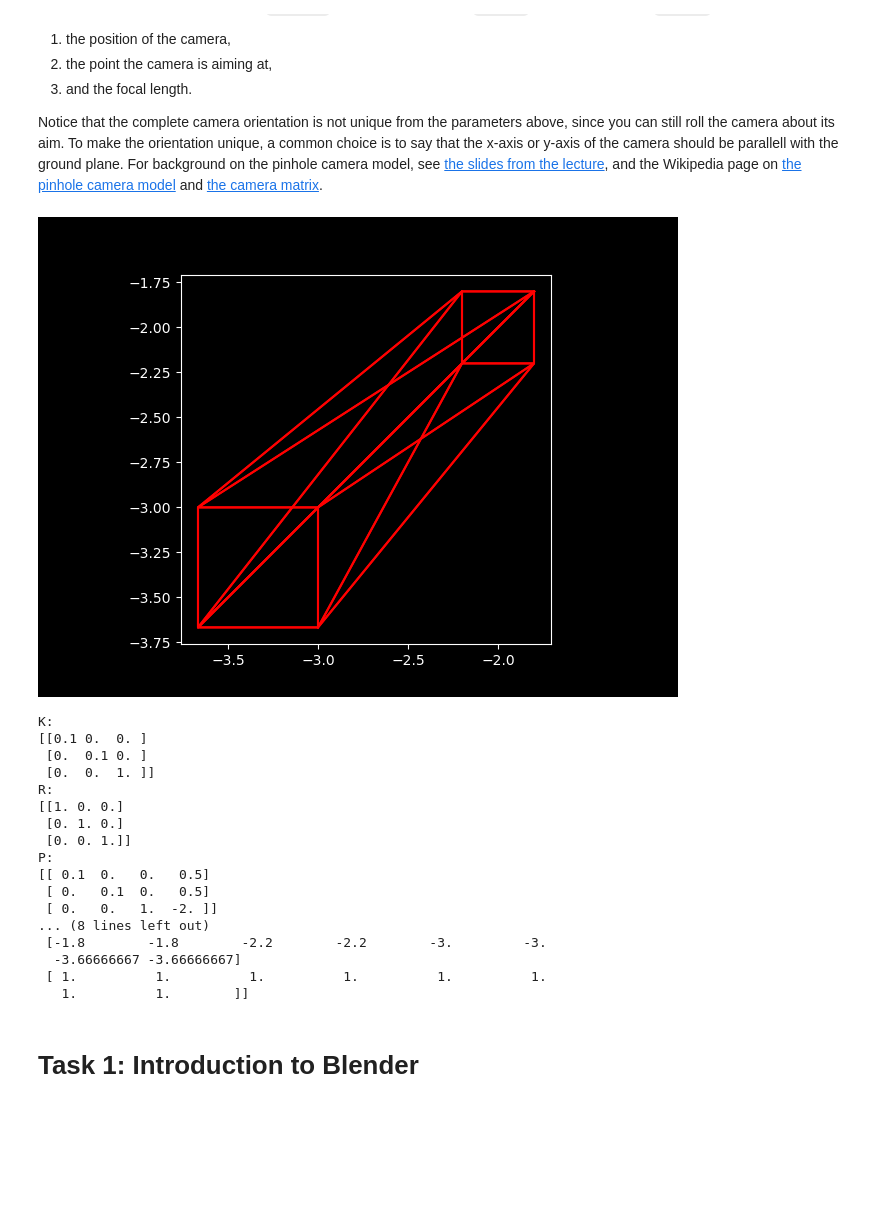
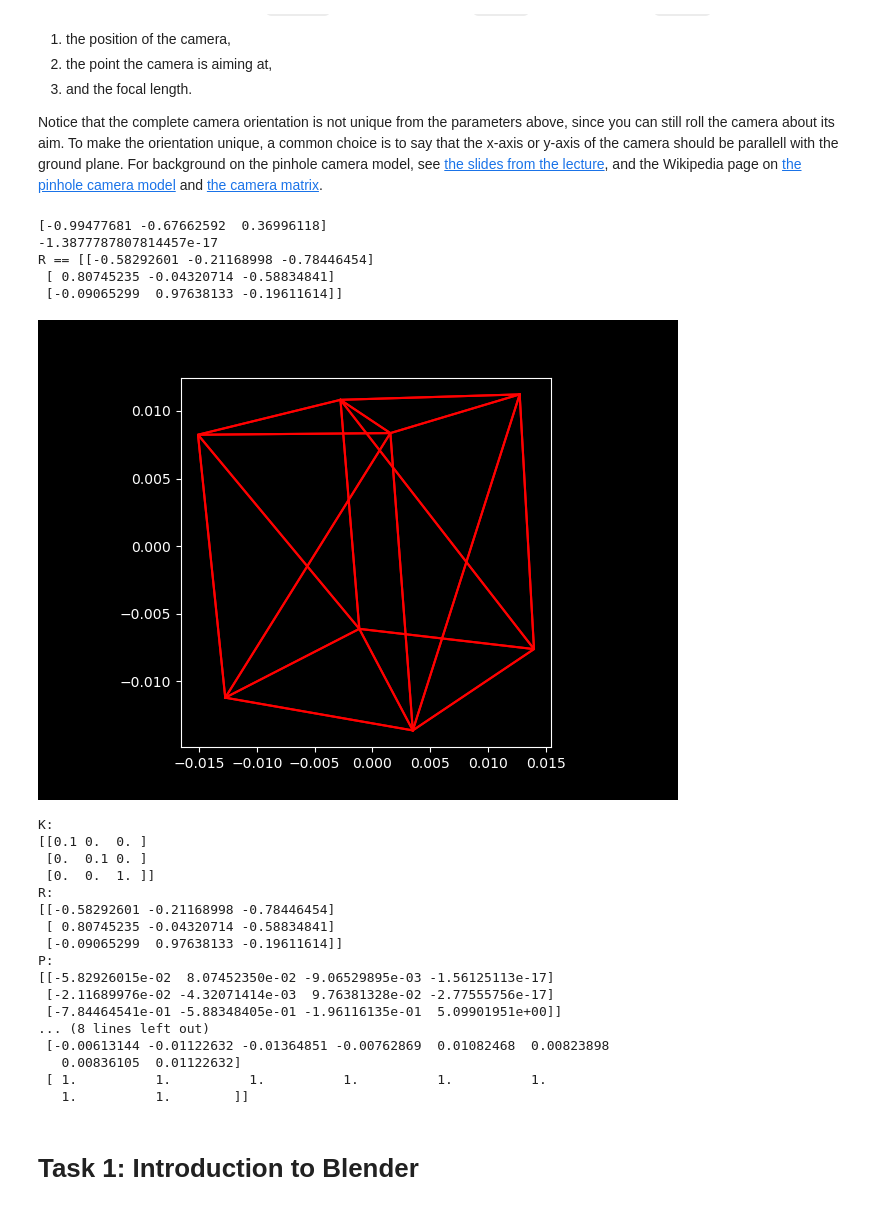
Before and after one commit to AxelEiman/SciVis, a Jupyter notebook: HW4/worksheet-4.ipynb, the cells around one changed output. Cells and saved outputs as stored; diff of their text form; code cells hidden in the pictures; blank space fills up the shorter version.

```diff
--- a/HW4/worksheet-4.ipynb
+++ b/HW4/worksheet-4.ipynb
@@ -55,28 +55,28 @@ class TriMesh:
         return ax.plot_trisurf(self.x, self.y, self.z, \
                                triangles=self.triangles, color=self.color, edgecolor='black', alpha=0.5)
 
-    def myplot(self, camera_pos, camera_aim=np.array([0,0,0]), focal_length=1, angle=0):
+    def myplot(self, camera_pos, camera_aim, focal_length=1, angle=0):
         """
         Return a 2D figure for the pinhole perspective camera projection
         of the mesh edges.
         """
 
-        # Im assuming that we first want to find the camera matrix P, then project the points/edges onto it and
-        # plot that projection?
+        camera_aim = np.divide(camera_aim, np.linalg.norm(camera_aim))
+
         self.K = np.array([
             [focal_length, 0, 0],
             [0, focal_length, 0],
             [0, 0, 1]
         ])
 
-        self.v_x = np.array([
-            [0, -camera_aim[2], camera_aim[1]],
-            [camera_aim[2], 0, -camera_aim[0]],
-            [-camera_aim[1], camera_aim[0], 0]
-        ])
+        ax1 = np.random.randn(3)
+        ax1 -= ax1.dot(camera_aim) * camera_aim
+        ax1 /= np.linalg.norm(ax1)
 
-        self.R = np.identity(3) + np.sin(angle)*self.v_x \
-        + (1-np.cos(angle))*self.v_x**2
+        ax2 = np.cross(camera_aim, ax1)
+
+        self.R = np.column_stack([ax2, ax1, camera_aim])
+        print(f'R == {self.R}')
 
         tmp1 = self.K @ self.R.transpose()
         tmp2 = np.concatenate([np.identity(3), -np.array([camera_pos]).transpose()], axis=1)
@@ -98,7 +98,4 @@ class TriMesh:
             ax2.plot(self.projection[0, self.triangles_complete[i]], self.projection[1, self.triangles_complete[i]], 'r')
             # TODO maybe try to unfold (or something?) the triangles thing to avoid looping
         plt.show()
-        print(f'K:\n{self.K}\nR:\n{self.R}\nP:\n{self.P}\nX:\n{self.X}\nprojection:\n{self.projection}\n')
-
-# c = Cube()
-# c.myplot(camera_pos=camera_pos)
+        # print(f'K:\n{self.K}\nR:\n{self.R}\nP:\n{self.P}\nX:\n{self.X}\nprojection:\n{self.projection}\n')
@@ -154,29 +139,34 @@ Notice that the complete camera orientation is not unique from the parameters ab
 For background on the pinhole camera model, see [the slides from the lecture](https://chalmers.instructure.com/courses/16191/files/1405190/download?wrap=1), and the Wikipedia page on [the pinhole camera model](https://en.wikipedia.org/wiki/Pinhole_camera_model) and [the camera matrix](https://en.wikipedia.org/wiki/Camera_matrix).
 # %%
 # Test your camera model here
-camera_pos = np.array([-5,-5, 2])
+camera_pos = np.array([4,3,1])
+camera_aim = -camera_pos
 f = 0.1
-Cube().myplot(camera_pos=camera_pos, focal_length=f)
-# TODO ask about depth looking wacky, problem with P?
+Cube().myplot(camera_pos=camera_pos, focal_length=f, camera_aim=camera_aim)
 # %% [output]
+[-0.99477681 -0.67662592  0.36996118]
+-1.3877787807814457e-17
+R == [[-0.58292601 -0.21168998 -0.78446454]
+ [ 0.80745235 -0.04320714 -0.58834841]
+ [-0.09065299  0.97638133 -0.19611614]]
-[figure, old version]
+[figure, new version]
-K:
-[[0.1 0.  0. ]
- [0.  0.1 0. ]
- [0.  0.  1. ]]
-R:
-[[1. 0. 0.]
- [0. 1. 0.]
- [0. 0. 1.]]
-P:
-[[ 0.1  0.   0.   0.5]
- [ 0.   0.1  0.   0.5]
- [ 0.   0.   1.  -2. ]]
-... (8 lines left out)
- [-1.8        -1.8        -2.2        -2.2        -3.         -3.
-  -3.66666667 -3.66666667]
- [ 1.          1.          1.          1.          1.          1.
-   1.          1.        ]]
+K:
+[[0.1 0.  0. ]
+ [0.  0.1 0. ]
+ [0.  0.  1. ]]
+R:
+[[-0.58292601 -0.21168998 -0.78446454]
+ [ 0.80745235 -0.04320714 -0.58834841]
+ [-0.09065299  0.97638133 -0.19611614]]
+P:
+[[-5.82926015e-02  8.07452350e-02 -9.06529895e-03 -1.56125113e-17]
+ [-2.11689976e-02 -4.32071414e-03  9.76381328e-02 -2.77555756e-17]
+ [-7.84464541e-01 -5.88348405e-01 -1.96116135e-01  5.09901951e+00]]
+... (8 lines left out)
+ [-0.00613144 -0.01122632 -0.01364851 -0.00762869  0.01082468  0.00823898
+   0.00836105  0.01122632]
+ [ 1.          1.          1.          1.          1.          1.
+   1.          1.        ]]
 # %% [markdown]
 # Task 1: Introduction to Blender
 # %% [markdown]
```
Also changed, not shown: parts of 3 cells of this notebook.
